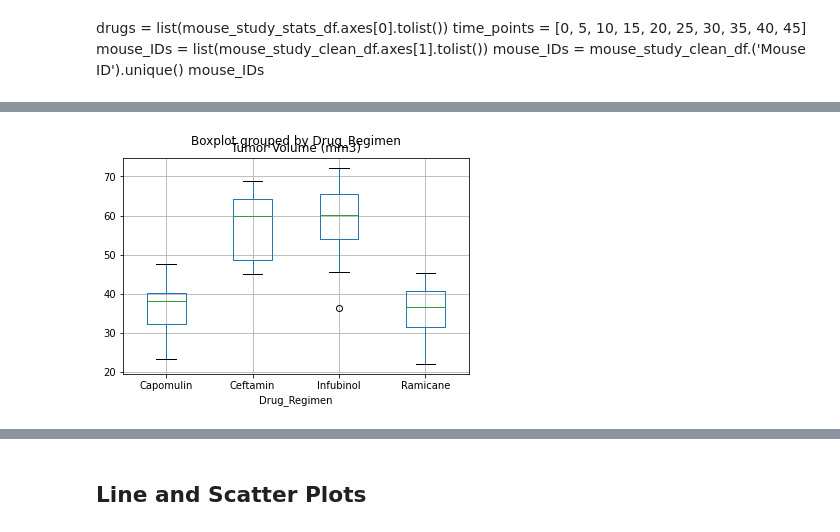
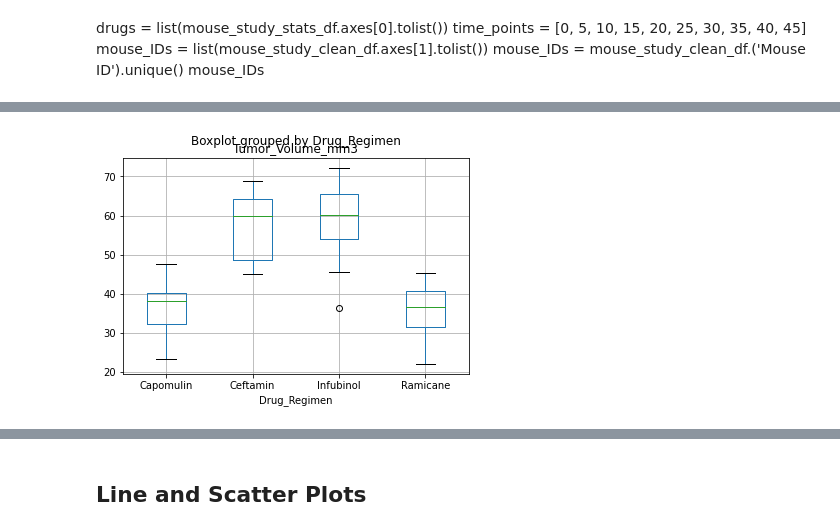
Before and after one commit to bjmacgreg/Pymaceuticals, a Jupyter notebook: pymaceuticals_starter.ipynb, the cells around one changed output, grey strips where cells are left out. Cells and saved outputs as stored; diff of their text form; code cells hidden in the pictures.

```diff
--- a/pymaceuticals_starter.ipynb
+++ b/pymaceuticals_starter.ipynb
@@ -328,47 +332,14 @@ best_drugs_final_timepoints_df.sort_values(by=["Drug_Regimen"])
 # %%
 #Using Matplotlib, generate a box and whisker plot of the final tumor volume for all four treatment regimens
 #and highlight any potential outliers in the plot by changing their color and style.
 
 #Hint**: All four box plots should be within the same figure. Use this [Matplotlib documentation page]
 #(https://matplotlib.org/gallery/pyplots/boxplot_demo_pyplot.html#sphx-glr-gallery-pyplots-boxplot-demo-pyplot-py)
 #for help with changing the style of the outliers.
 #tumor_size_boxplot = best_drugs_final_timepoints_df.boxplot(column="Tumor Volume (mm3)")
-tumor_size_boxplot = best_drugs_final_timepoints_df.boxplot(column="Tumor Volume (mm3)", by="Drug_Regimen")
-
-#best_drugs_final_timepoints_df.boxplot(column="Tumor Volume (mm3)", by="Drug_Regimen", ax=None, fontsize=None, rot=0, grid=True, figsize=None, layout=None, return_type=None, **kwds)
 
 
-
-# Put treatments into a list for for loop (and later for plot labels)
-#best_drugs_list = ['Capomulin', 'Ramicane', 'Infubinol', 'Ceftamin']
-# Create empty list to fill with tumor vol data (for plotting)
-#tumor_volume = []
-
-# Calculate the IQR and quantitatively determine if there are any potential outliers.
-
-
-    # Locate the rows which contain mice on each drug and get the tumor volumes
-
-
-    # add subset
-
-
-    # Determine outliers using upper and lower bounds
-#quartiles = temperatures.quantile([.25,.5,.75])
-
-#quartiles = temperatures.quantile([.25,.5,.75])
-#lowerq = quartiles[0.25]
-#upperq = quartiles[0.75]
-#iqr = upperq-lowerq
-
-#print(f"The lower quartile of temperatures is: {lowerq}")
-#print(f"The upper quartile of temperatures is: {upperq}")
-#print(f"The interquartile range of temperatures is: {iqr}")
-#print(f"The the median of temperatures is: {quartiles[0.5]} ")
-
-#lower_bound = lowerq - (1.5*iqr)
-#upper_bound = upperq + (1.5*iqr)
-#print(f"Values below {lower_bound} could be outliers.")
-#print(f"Values above {upper_bound} could be outliers.")
+tumor_size_boxplot = best_drugs_final_timepoints_df.boxplot(column="Tumor_Volume_mm3", by="Drug_Regimen")
+#best_drugs_final_timepoints_df.boxplot(column="Tumor Volume (mm3)", by="Drug_Regimen", ax=None, fontsize=None, rot=0, grid=True, figsize=None, layout=None, return_type=None, **kwds)
 # %% [output]
-[figure, old version]
+[figure, new version]
```
Also changed, not shown: parts of 17 cells of this notebook, 1 other file.
